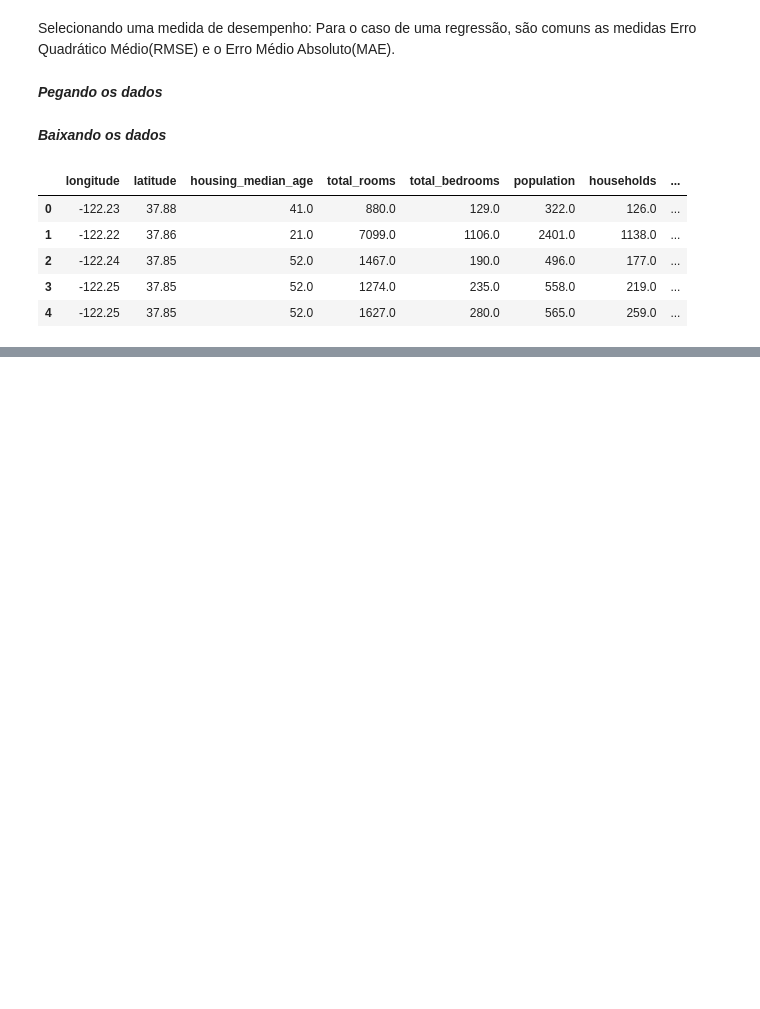
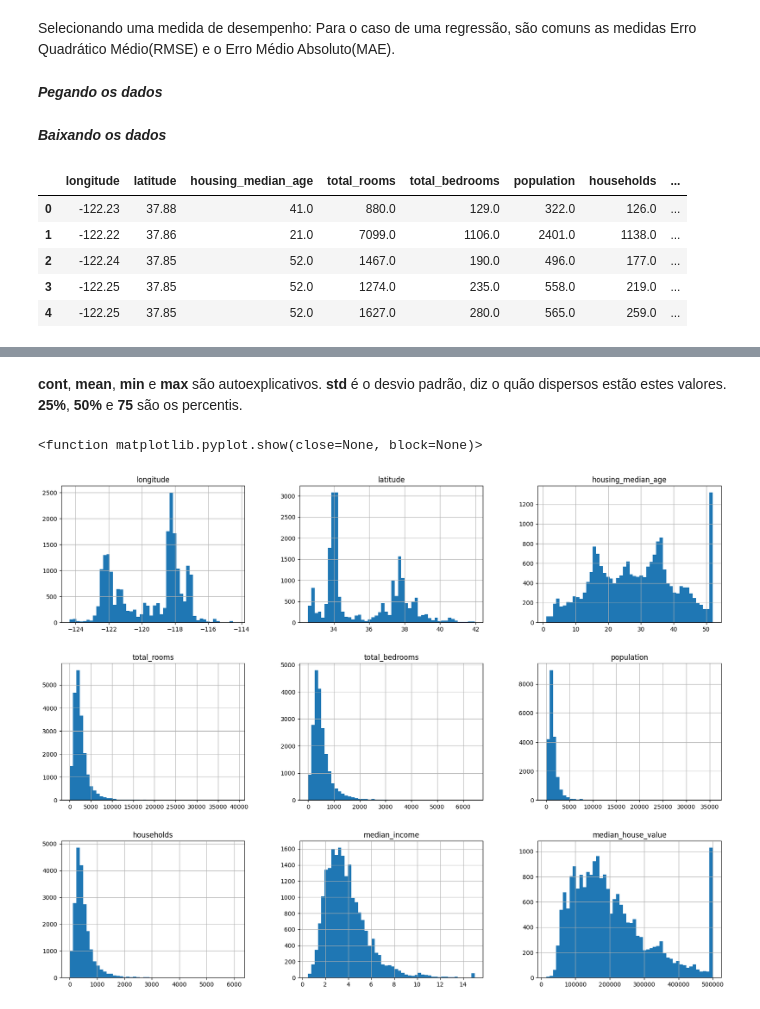
Before and after one commit to arthur-pulini/Hands-on-Machine-Learning-with-Scikit-Learn--Keras--and-TensorFlow-O-reilly----codes, a Jupyter notebook: Cap. 2/Untitled.ipynb, the cells around one changed output, grey strips where cells are left out. Cells and saved outputs as stored; diff of their text form; code cells hidden in the pictures; blank space fills up the shorter version.

```diff
--- a/Cap. 2/Untitled.ipynb
+++ b/Cap. 2/Untitled.ipynb
@@ -58,0 +103,14 @@ housing.head()
+# %% [markdown]
+**cont**, **mean**, **min** e **max** são autoexplicativos.
+**std** é o desvio padrão, diz o quão dispersos estão estes valores.
+**25%**, **50%** e **75** são os percentis.
+# %%
+#only in a jupyter notebook
+%matplotlib inline
+import matplotlib.pyplot as plt
+#Os bins são responsáveis por mostrarem as frequências
+housing.hist(bins=50, figsize=(20,15))
+plt.show
+# %% [output]
+<function matplotlib.pyplot.show(close=None, block=None)>
+[figure, added]
```
Also changed, not shown: parts of 3 cells of this notebook.
